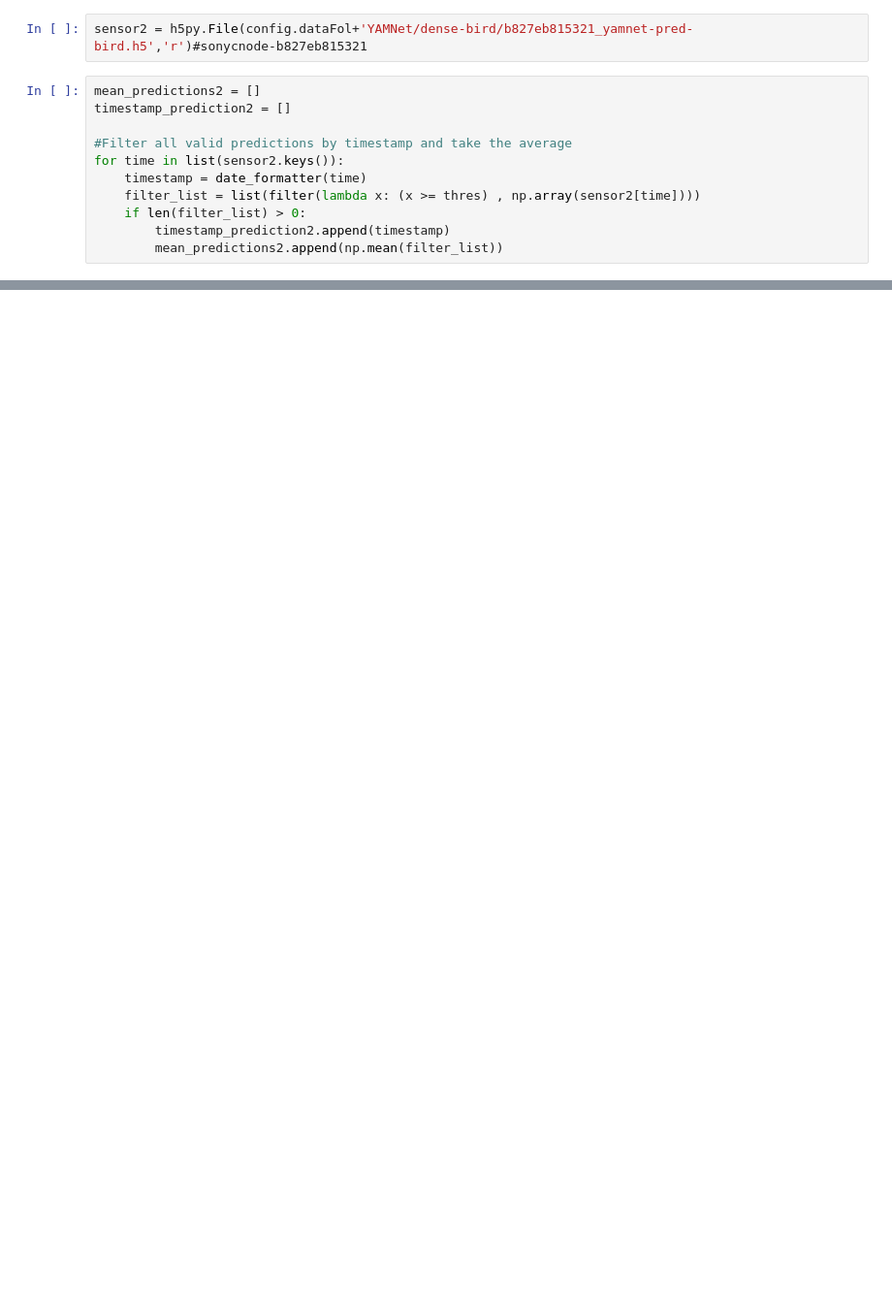
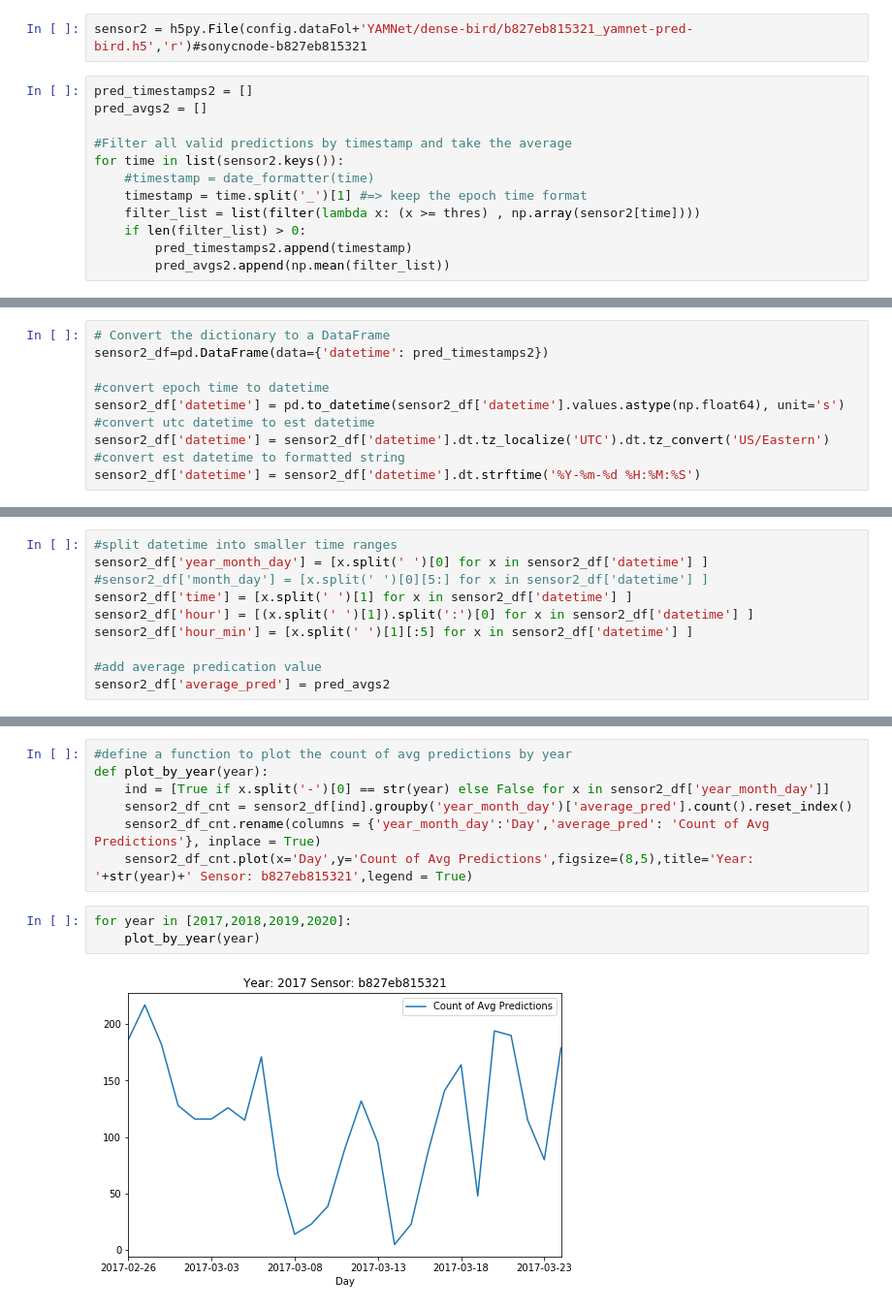
Before and after one commit to meiguan/urban_birds, a Jupyter notebook: explore/exploring_YAMNet_xy1443_Update.ipynb, the cells around one changed output, grey strips where cells are left out. Shown at 97% size. Drawn from its saved outputs; the diff is of its cells as text; blank space fills up the shorter version.

Commit message:
YamNet Data exploring update

```diff
--- a/explore/exploring_YAMNet_xy1443_Update.ipynb
+++ b/explore/exploring_YAMNet_xy1443_Update.ipynb
@@ -147,13 +101,14 @@ len(timestamp_prediction)
 # %%
 sensor2 = h5py.File(config.dataFol+'YAMNet/dense-bird/b827eb815321_yamnet-pred-bird.h5','r')#sonycnode-b827eb815321
 # %%
-mean_predictions2 = []
-timestamp_prediction2 = []
+pred_timestamps2 = []
+pred_avgs2 = []
 
 #Filter all valid predictions by timestamp and take the average
 for time in list(sensor2.keys()):
-    timestamp = date_formatter(time)
+    #timestamp = date_formatter(time)
+    timestamp = time.split('_')[1] #=> keep the epoch time format
     filter_list = list(filter(lambda x: (x >= thres) , np.array(sensor2[time])))
     if len(filter_list) > 0:
-        timestamp_prediction2.append(timestamp)
-        mean_predictions2.append(np.mean(filter_list))
+        pred_timestamps2.append(timestamp)
+        pred_avgs2.append(np.mean(filter_list))
@@ -203,0 +131,10 @@ len(mean_predictions2)
+# %%
+# Convert the dictionary to a DataFrame
+sensor2_df=pd.DataFrame(data={'datetime': pred_timestamps2})
+
+#convert epoch time to datetime
+sensor2_df['datetime'] = pd.to_datetime(sensor2_df['datetime'].values.astype(np.float64), unit='s')
+#convert utc datetime to est datetime
+sensor2_df['datetime'] = sensor2_df['datetime'].dt.tz_localize('UTC').dt.tz_convert('US/Eastern')
+#convert est datetime to formatted string
+sensor2_df['datetime'] = sensor2_df['datetime'].dt.strftime('%Y-%m-%d %H:%M:%S')
@@ -203,0 +150,10 @@ len(mean_predictions2)
+# %%
+#split datetime into smaller time ranges
+sensor2_df['year_month_day'] = [x.split(' ')[0] for x in sensor2_df['datetime'] ]
+#sensor2_df['month_day'] = [x.split(' ')[0][5:] for x in sensor2_df['datetime'] ]
+sensor2_df['time'] = [x.split(' ')[1] for x in sensor2_df['datetime'] ]
+sensor2_df['hour'] = [(x.split(' ')[1]).split(':')[0] for x in sensor2_df['datetime'] ]
+sensor2_df['hour_min'] = [x.split(' ')[1][:5] for x in sensor2_df['datetime'] ]
+
+#add average predication value
+sensor2_df['average_pred'] = pred_avgs2
@@ -203,0 +171,12 @@ len(mean_predictions2)
+# %%
+#define a function to plot the count of avg predictions by year
+def plot_by_year(year):
+    ind = [True if x.split('-')[0] == str(year) else False for x in sensor2_df['year_month_day']]
+    sensor2_df_cnt = sensor2_df[ind].groupby('year_month_day')['average_pred'].count().reset_index()
+    sensor2_df_cnt.rename(columns = {'year_month_day':'Day','average_pred': 'Count of Avg Predictions'}, inplace = True)
+    sensor2_df_cnt.plot(x='Day',y='Count of Avg Predictions',figsize=(8,5),title='Year: '+str(year)+' Sensor: b827eb815321',legend = True)
+# %%
+for year in [2017,2018,2019,2020]:
+    plot_by_year(year)
+# %% [output]
+[figure, added]
```
Also changed, not shown: parts of 76 cells of this notebook.
